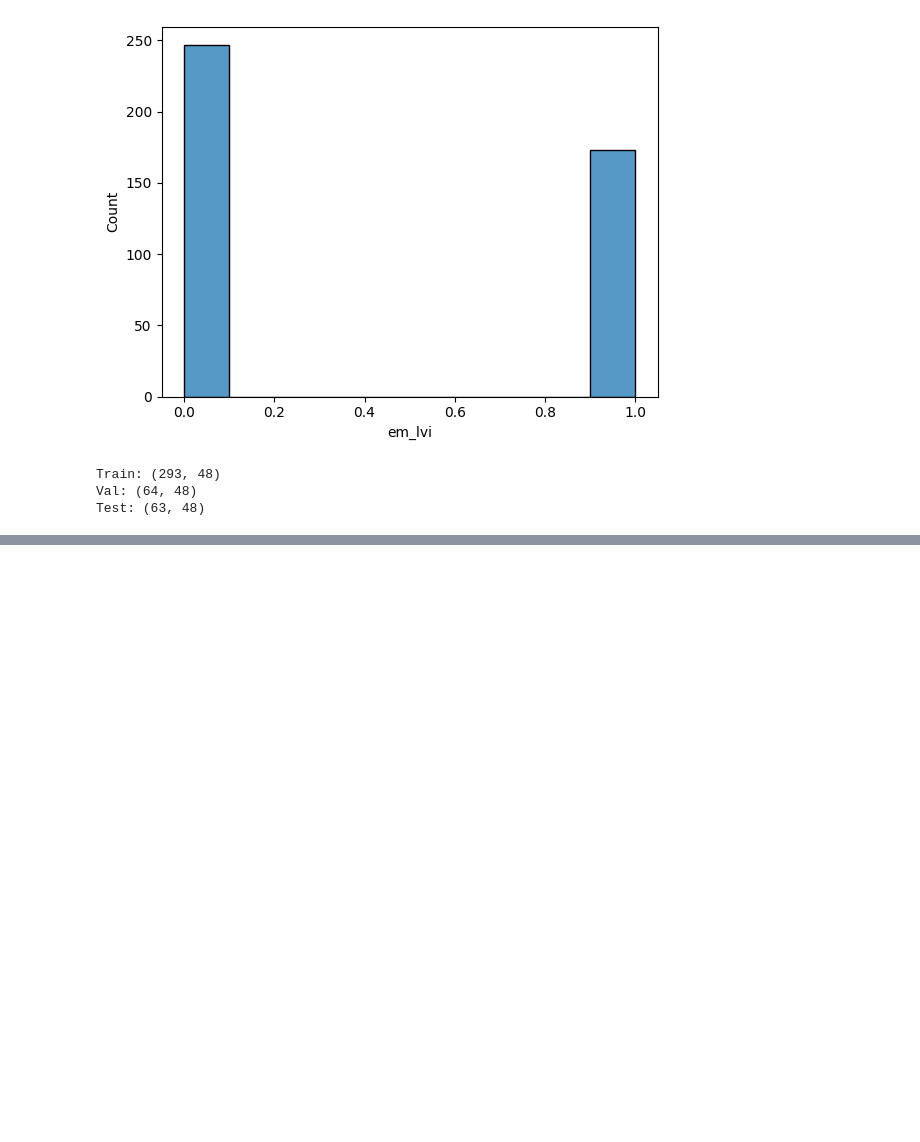
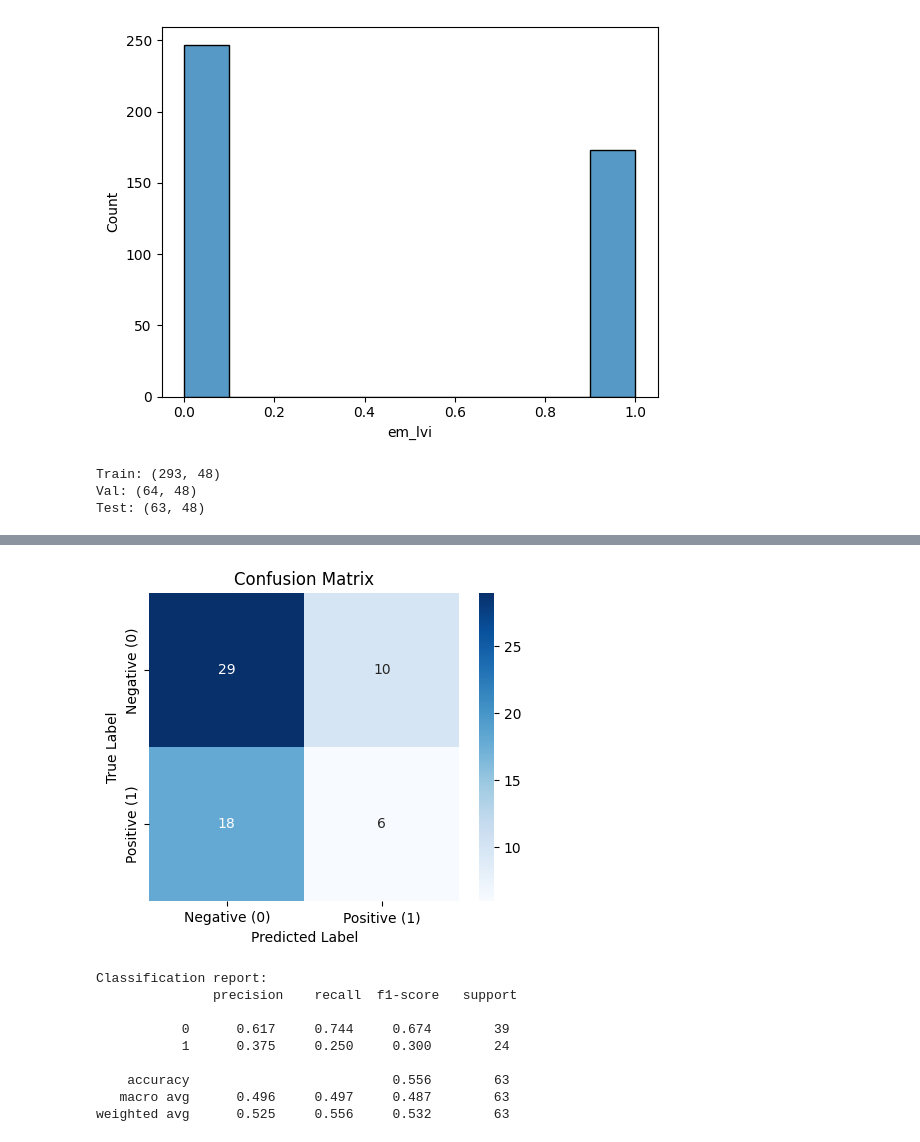
Before and after one commit to taming3joy/AIC-201, a Jupyter notebook: Taming AIC-201 Neural Network.ipynb, the cells around one changed output, grey strips where cells are left out. Drawn from its saved outputs; the diff is of its cells as text; code cells hidden in the pictures; blank space fills up the shorter version.

```diff
--- a/Taming AIC-201 Neural Network.ipynb
+++ b/Taming AIC-201 Neural Network.ipynb
@@ -551,0 +567,4 @@ for metric in metrics:
+# %%
+#Making predictions on the testing set
+y_prob = model.predict(X_test).ravel()
+y_pred = [1 if x>=0.5 else 0 for x in y_prob] #Convert probability to 0 and 1 predictions (Threshold at 0.5)
@@ -551,0 +573,31 @@ for metric in metrics:
+# %%
+from sklearn.metrics import classification_report, confusion_matrix, roc_auc_score
+
+#Generating a confusion matrix
+cm = confusion_matrix(y_test, y_pred)
+labels = ["Negative (0)", "Positive (1)"]
+plt.figure(figsize=(5, 4))
+sns.heatmap(cm,
+            annot=True,
+            cmap="Blues",
+            xticklabels=labels,
+            yticklabels=labels)
+
+plt.xlabel("Predicted Label")
+plt.ylabel("True Label")
+plt.title("Confusion Matrix")
+plt.show()
+
+#Key Metrics
+print("Classification report:\n", classification_report(y_test, y_pred, digits=3))
+# %% [output]
+[figure, added]
+Classification report:
+               precision    recall  f1-score   support
+
+           0      0.617     0.744     0.674        39
+           1      0.375     0.250     0.300        24
+
+    accuracy                          0.556        63
+   macro avg      0.496     0.497     0.487        63
+weighted avg      0.525     0.556     0.532        63
```
Also changed, not shown: parts of 9 cells of this notebook.
